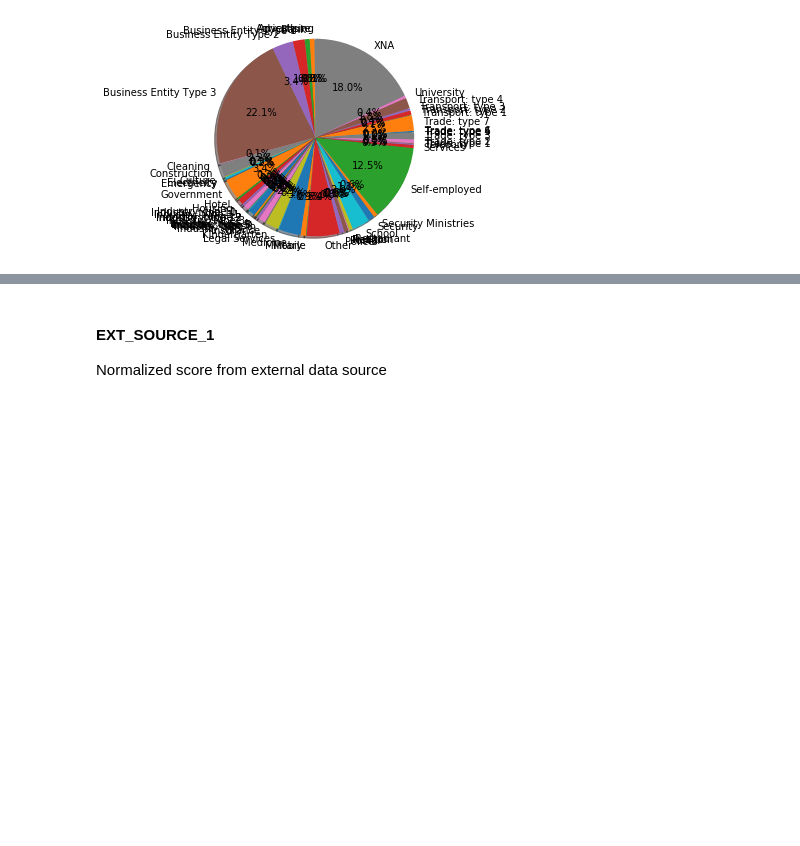
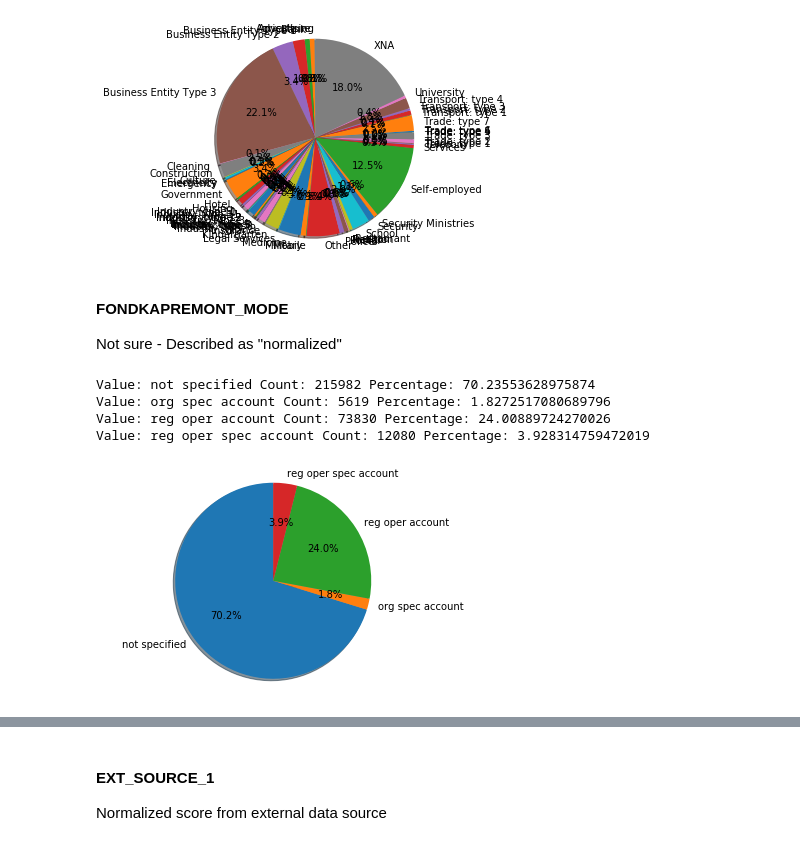
Before and after one commit to clarkje/machine-learning, a Jupyter notebook: projects/capstone/Step 1 - Data Exploration - Application Data.ipynb, the cells around one changed output, grey strips where cells are left out. Drawn from its saved outputs; the diff is of its cells as text; code cells hidden in the pictures; blank space fills up the shorter version.

```diff
--- a/projects/capstone/Data Exploration - Application Data.ipynb
+++ b/projects/capstone/Step 1 - Data Exploration - Application Data.ipynb
@@ -773,3 +821,20 @@ Value: Transport: type 4 Count: 5398 Percentage: 1.7553843602342678
 Value: University Count: 1327 Percentage: 0.43152927862743123
 Value: XNA Count: 55374 Percentage: 18.00716071945394
 [figure]
+# %% [markdown]
+#### FONDKAPREMONT_MODE
+Not sure - Described as "normalized"
+# %%
+#explore_non_numeric(application_train['FONDKAPREMONT_MODE'])
+application_train['FONDKAPREMONT_MODE'] = application_train['FONDKAPREMONT_MODE'].replace({np.nan: "not specified"})
+
+explore_non_numeric(application_train['FONDKAPREMONT_MODE'])
+
+# Keep track for one-hot encoding later
+non_numeric_features.append("FONDKAPREMONT_MODE")
+# %% [output]
+Value: not specified Count: 215982 Percentage: 70.23553628975874
+Value: org spec account Count: 5619 Percentage: 1.8272517080689796
+Value: reg oper account Count: 73830 Percentage: 24.00889724270026
+Value: reg oper spec account Count: 12080 Percentage: 3.928314759472019
+[figure, added]
```
Also changed, not shown: parts of 28 cells of this notebook, 12 other files.
